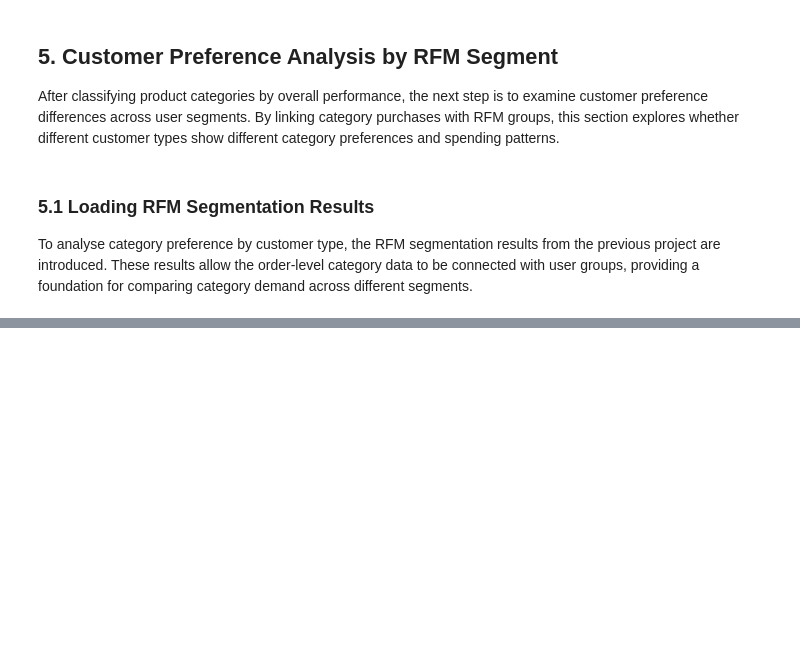
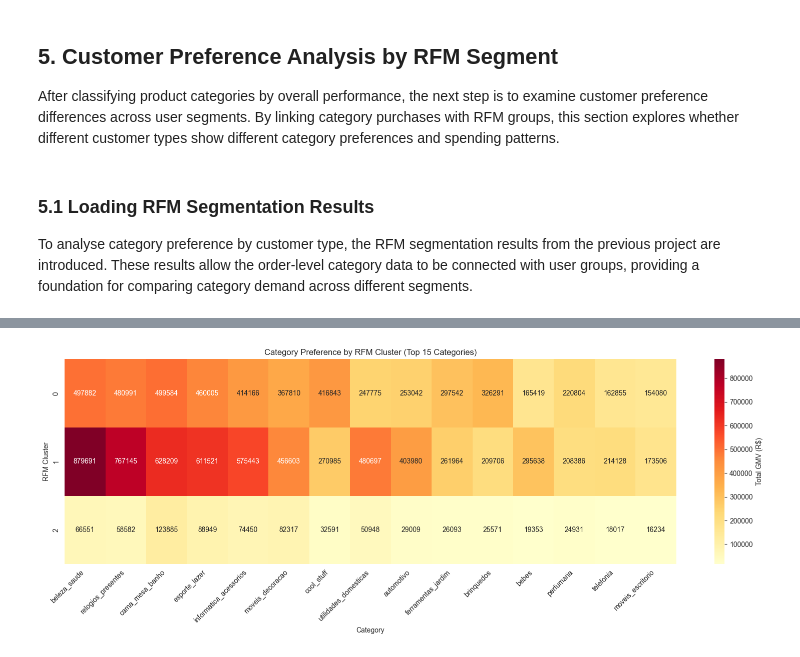
Before and after one commit to WangXin154/E-commerce_decision-making-_intelligence, a Jupyter notebook: Statistical_analysis_report/03_Product_Category_Analysis.ipynb, the cells around one changed output, grey strips where cells are left out. Cells and saved outputs as stored; diff of their text form; code cells hidden in the pictures; blank space fills up the shorter version.

```diff
--- a/Statistical_analysis_report/03_Product_Category_Analysis.ipynb
+++ b/Statistical_analysis_report/03_Product_Category_Analysis.ipynb
@@ -1062,7 +1062,7 @@ To analyse category preference by customer type, the RFM segmentation results fr
 # %%
 # load RFM segmentation result from the previous project
 
-df_rfm = pd.read_csv("output/user_segments_rfm.csv")
+df_rfm = pd.read_csv("../output/user_segments_rfm.csv")
 
 print(df_rfm.shape)
 df_rfm.head()
@@ -1076,0 +1213,5 @@ FileNotFoundError: [Errno 2] No such file or directory: 'output/user_segments_rf
+# %%
+# deduplicate RFM table before final merge
+df_rfm_dedup = df_rfm.drop_duplicates(subset=["unique_user_id"]).copy()
+
+print(df_rfm_dedup.shape)
@@ -1076,0 +1333,9 @@ FileNotFoundError: [Errno 2] No such file or directory: 'output/user_segments_rf
+# %%
+# create pivot table: cluster × category
+pivot_cluster_category = category_by_cluster.pivot(
+    index="cluster",
+    columns="category",
+    values="total_gmv"
+).fillna(0)
+
+print(pivot_cluster_category.shape)
@@ -1076,0 +1344,11 @@ FileNotFoundError: [Errno 2] No such file or directory: 'output/user_segments_rf
+# %%
+# keep only top 15 categories by overall revenue
+top15_categories = (
+    df_category.sort_values("total_revenue", ascending=False)
+    .head(15)["category"]
+    .tolist()
+)
+
+pivot_top15 = pivot_cluster_category[top15_categories]
+
+display(pivot_top15)
@@ -1076,0 +1361,19 @@ FileNotFoundError: [Errno 2] No such file or directory: 'output/user_segments_rf
+# %%
+# heatmap of category preference by cluster
+plt.figure(figsize=(16, 6))
+sns.heatmap(
+    pivot_top15,
+    annot=True,
+    fmt=".0f",
+    cmap="YlOrRd",
+    cbar_kws={"label": "Total GMV (R$)"}
+)
+
+plt.title("Category Preference by RFM Cluster (Top 15 Categories)")
+plt.xlabel("Category")
+plt.ylabel("RFM Cluster")
+plt.xticks(rotation=45, ha="right")
+plt.tight_layout()
+plt.show()
+# %% [output]
+[figure, added]
```
Also changed, not shown: parts of 29 cells of this notebook.
